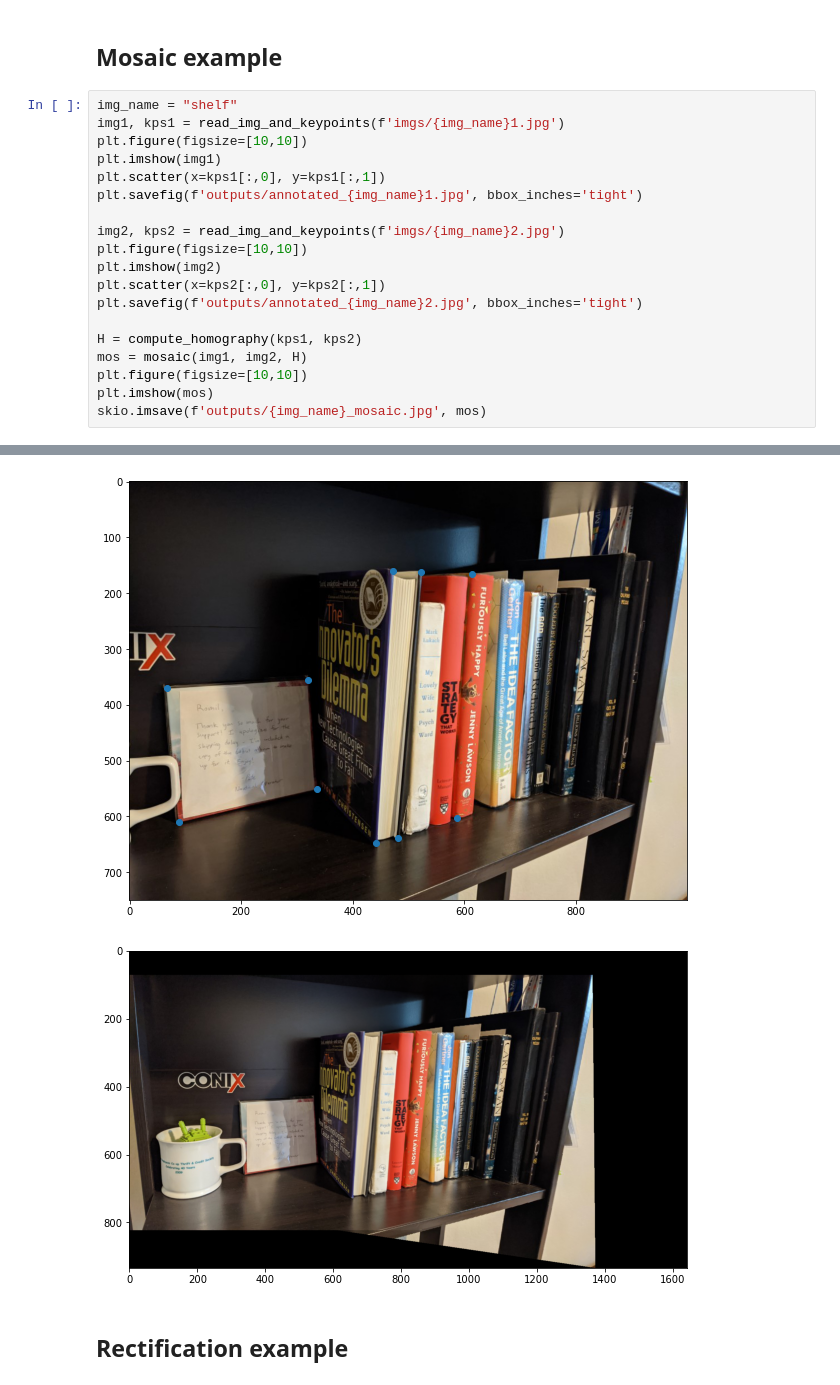
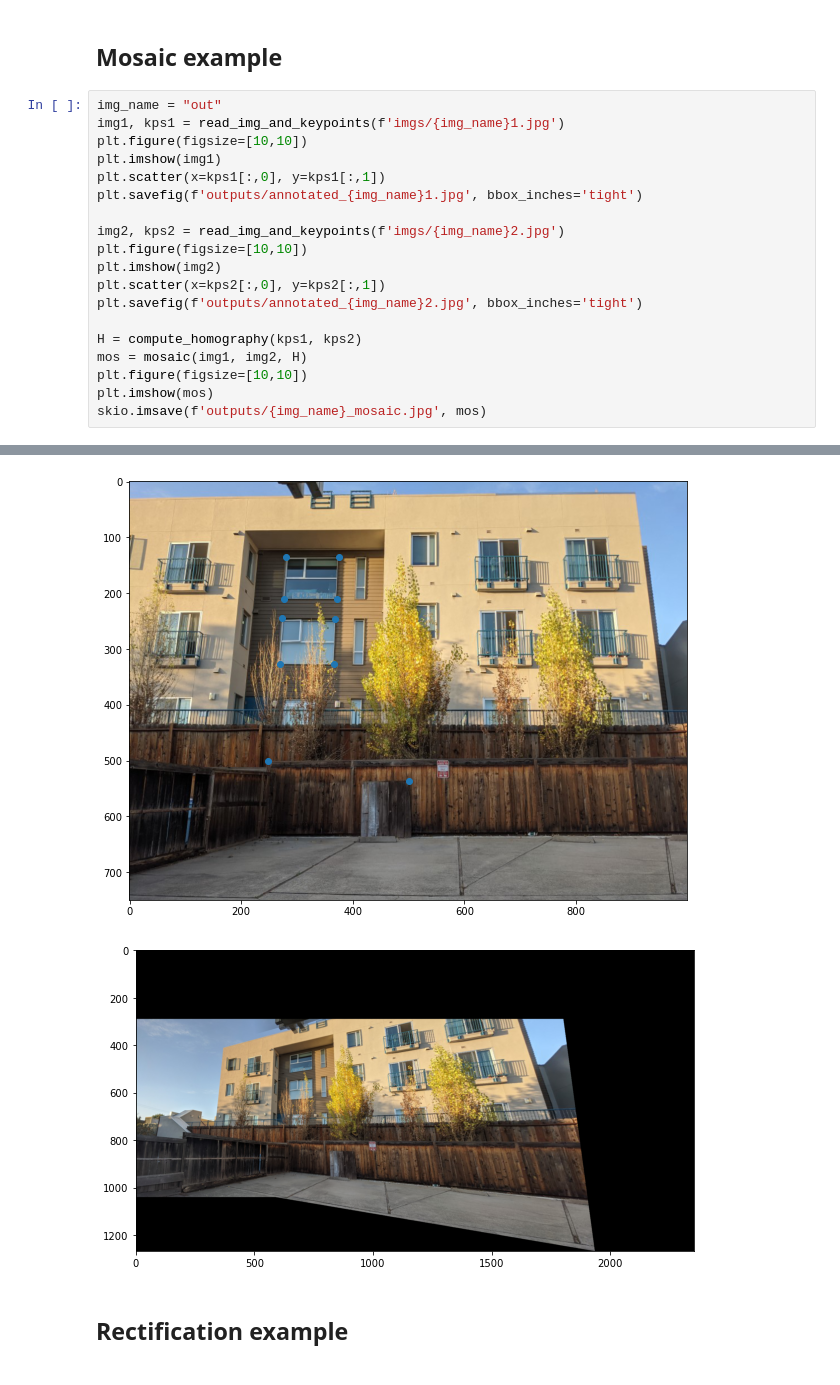
Before and after one commit to romilbhardwaj/cs294-compphotog, a Jupyter notebook: p5/p5-partA.ipynb, the cells around one changed output, grey strips where cells are left out. Drawn from its saved outputs; the diff is of its cells as text.

```diff
--- a/p5/p5-partA.ipynb
+++ b/p5/p5-partA.ipynb
@@ -178,7 +178,7 @@ def mosaic(im1, im2, H, do_blend=True):
 # %% [markdown]
 ## Mosaic example
 # %%
-img_name = "shelf"
+img_name = "out"
 img1, kps1 = read_img_and_keypoints(f'imgs/{img_name}1.jpg')
 plt.figure(figsize=[10,10])
 plt.imshow(img1)
@@ -204,5 +204,5 @@ Lossy conversion from int32 to uint8. Range [0, 255]. Convert image to uint8 pri
-[figure, old version]
+[figure, new version]
-[figure, old version]
+[figure, new version]
 # %% [markdown]
 ## Rectification example
 # %%
```
Also changed, not shown: parts of 1 cell of this notebook, 1 other file.
